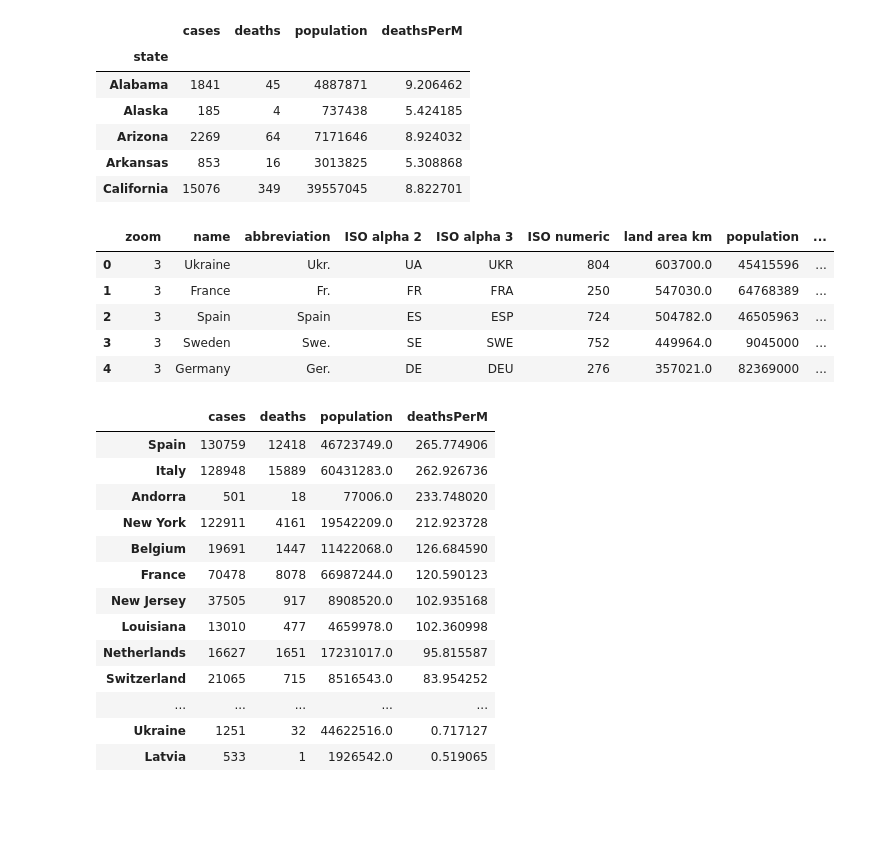
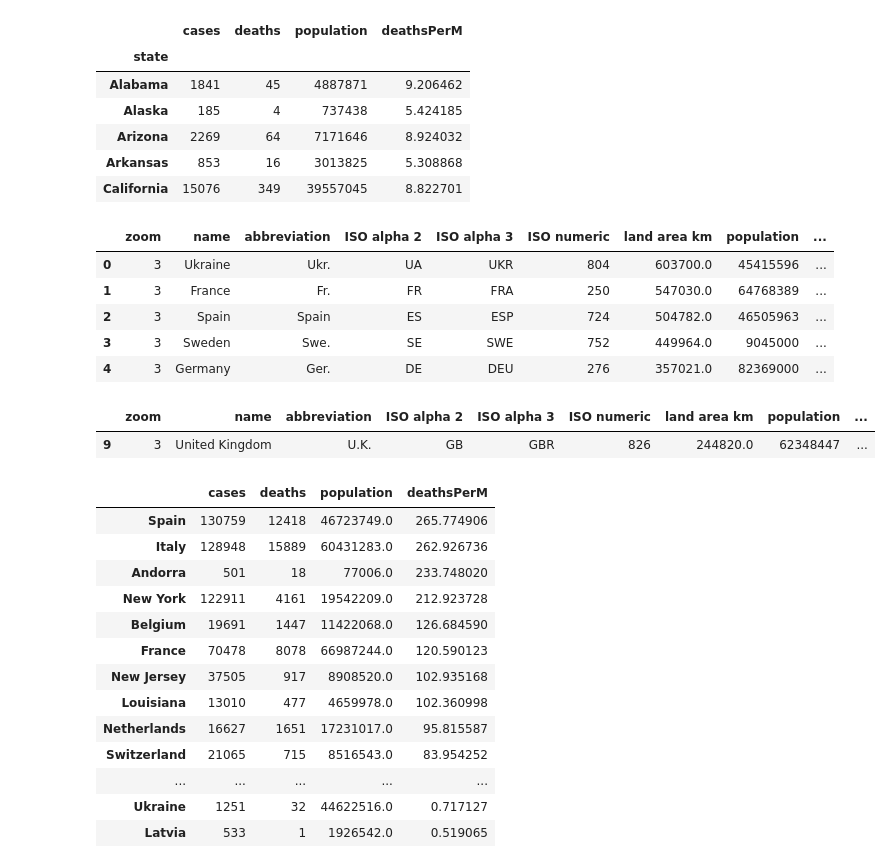
Before and after one commit to MichelFloyd/covid-19-data, a Jupyter notebook: europe vs states.ipynb, the cells around one changed output. Drawn from its saved outputs; the diff is of its cells as text; code cells hidden in the pictures; blank space fills up the shorter version.

```diff
--- a/europe vs states.ipynb
+++ b/europe vs states.ipynb
@@ -66,15 +70,19 @@ states.head()
 # Also note that the country populations in this file are not identical to those
 # in the world file so we'll ignore these
 europe = pd.read_csv('https://raw.githubusercontent.com/ajturner/acetate/master/places/Countries-Europe.csv')
+europe.head()
+# %% [output]
+|  | zoom | name | abbreviation | ISO alpha 2 | ISO alpha 3 | ISO numeric | land area km | population | ... |
+| 0 | 3 | Ukraine | Ukr. | UA | UKR | 804 | 603700.0 | 45415596 | ... |
+| 1 | 3 | France | Fr. | FR | FRA | 250 | 547030.0 | 64768389 | ... |
+| 2 | 3 | Spain | Spain | ES | ESP | 724 | 504782.0 | 46505963 | ... |
+| 3 | 3 | Sweden | Swe. | SE | SWE | 752 | 449964.0 | 9045000 | ... |
+| 4 | 3 | Germany | Ger. | DE | DEU | 276 | 357021.0 | 82369000 | ... |
-# %%
-europe.head()
-# %% [output]
-|  | zoom | name | abbreviation | ISO alpha 2 | ISO alpha 3 | ISO numeric | land area km | population | ... |
-| 0 | 3 | Ukraine | Ukr. | UA | UKR | 804 | 603700.0 | 45415596 | ... |
-| 1 | 3 | France | Fr. | FR | FRA | 250 | 547030.0 | 64768389 | ... |
-| 2 | 3 | Spain | Spain | ES | ESP | 724 | 504782.0 | 46505963 | ... |
-| 3 | 3 | Sweden | Swe. | SE | SWE | 752 | 449964.0 | 9045000 | ... |
-| 4 | 3 | Germany | Ger. | DE | DEU | 276 | 357021.0 | 82369000 | ... |
+# %%
+europe[europe.name=='United Kingdom']
+# %% [output]
+|  | zoom | name | abbreviation | ISO alpha 2 | ISO alpha 3 | ISO numeric | land area km | population | ... |
+| 9 | 3 | United Kingdom | U.K. | GB | GBR | 826 | 244820.0 | 62348447 | ... |
 # %%
 # merge the European data with the world countries, this will leave just the European data
 europe = europe[['name','continent']]\
```
Also changed, not shown: parts of 3 cells of this notebook.
